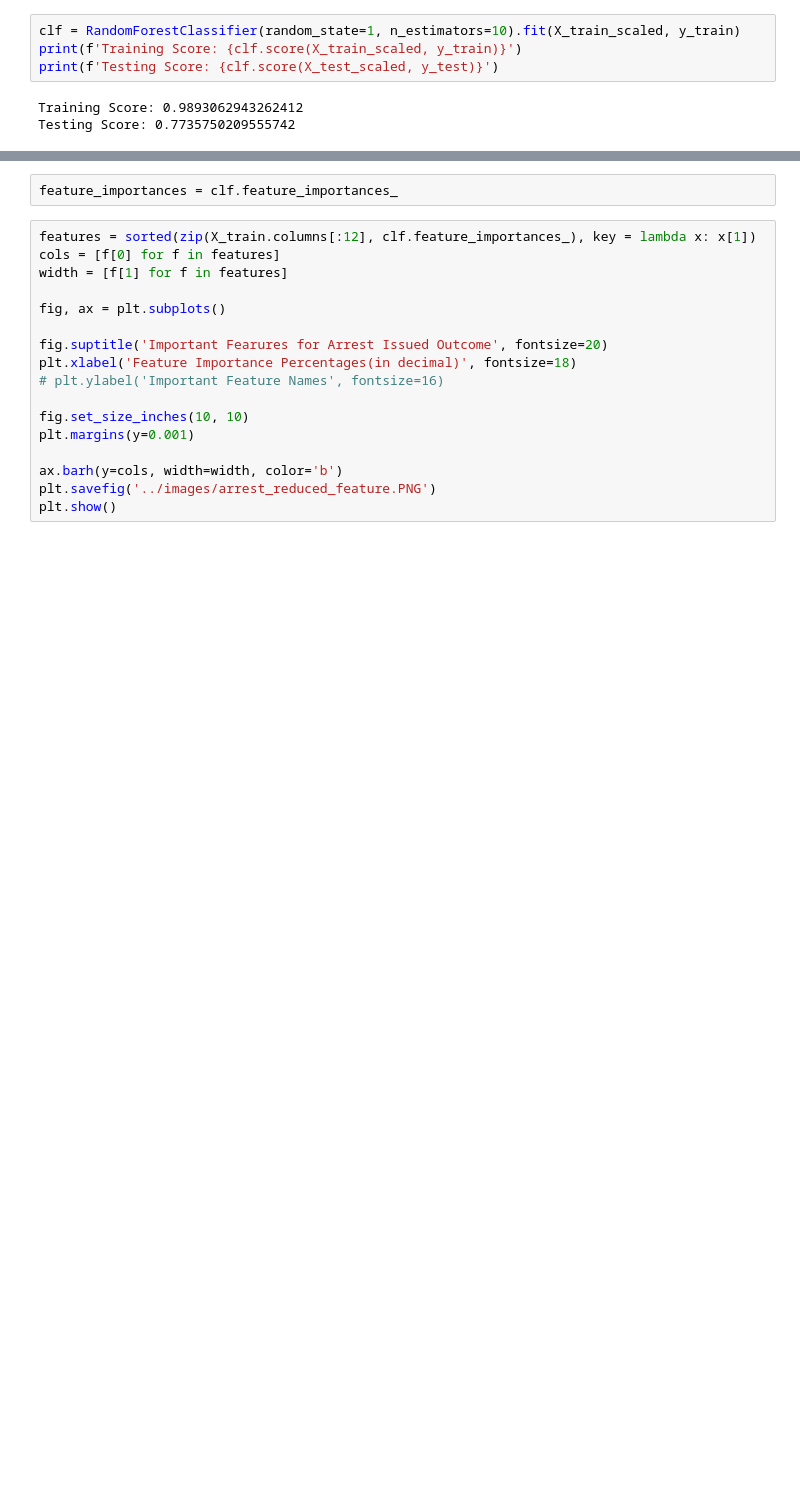
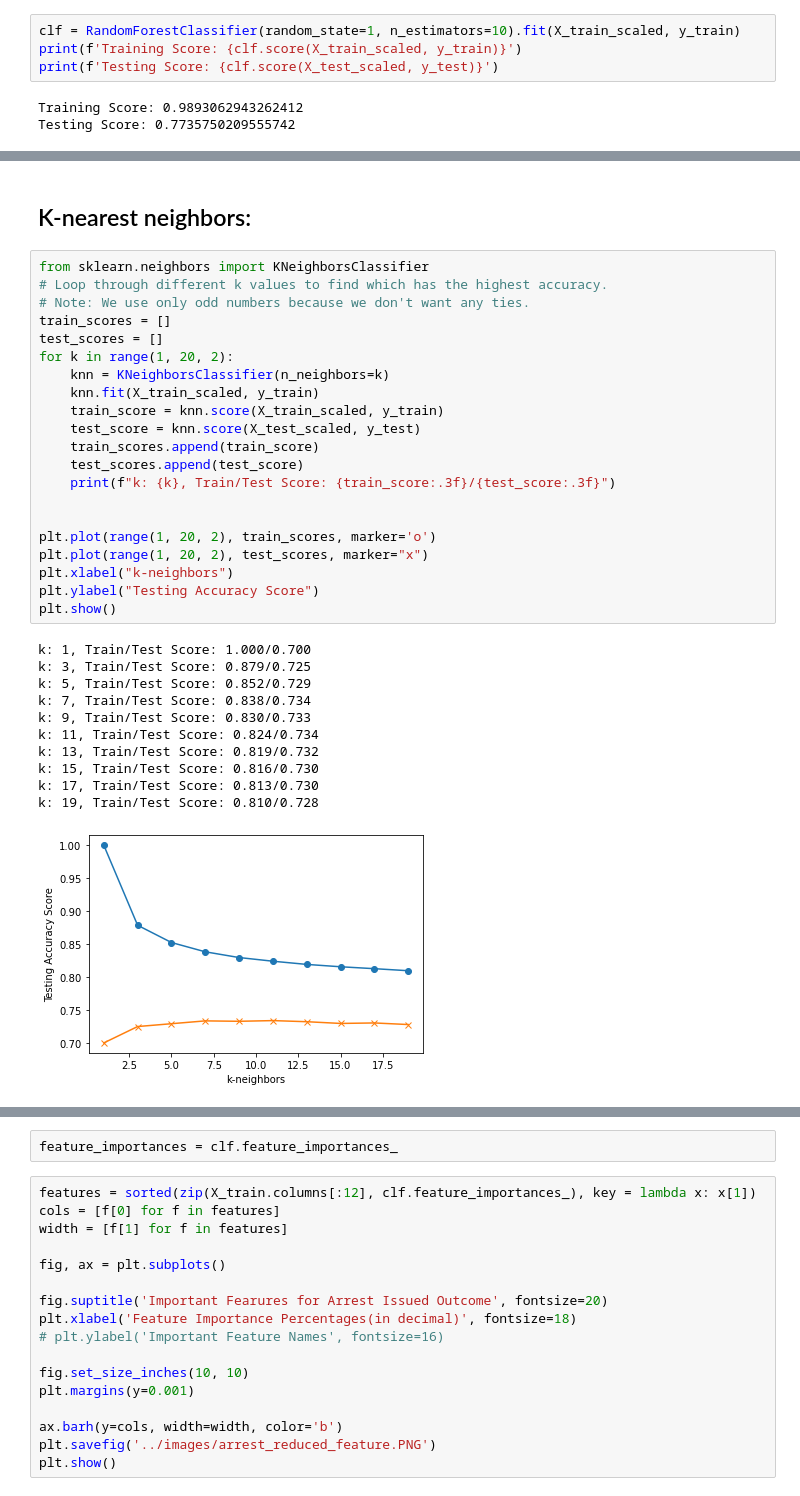
Before and after one commit to uzmabb182/data-detection-using-machine-learning, a Jupyter notebook: static/data_processing/sfq_arrest_reduced_features.ipynb, the cells around one changed output, grey strips where cells are left out. Drawn from its saved outputs; the diff is of its cells as text; blank space fills up the shorter version.

```diff
--- a/static/data_processing/sfq_arrest_reduced_features.ipynb
+++ b/static/data_processing/sfq_arrest_reduced_features.ipynb
@@ -2119,0 +2155,35 @@ Testing Score: 0.7735750209555742
+# %% [markdown]
+## K-nearest neighbors:
+# %%
+from sklearn.neighbors import KNeighborsClassifier
+# Loop through different k values to find which has the highest accuracy.
+# Note: We use only odd numbers because we don't want any ties.
+train_scores = []
+test_scores = []
+for k in range(1, 20, 2):
+    knn = KNeighborsClassifier(n_neighbors=k)
+    knn.fit(X_train_scaled, y_train)
+    train_score = knn.score(X_train_scaled, y_train)
+    test_score = knn.score(X_test_scaled, y_test)
+    train_scores.append(train_score)
+    test_scores.append(test_score)
+    print(f"k: {k}, Train/Test Score: {train_score:.3f}/{test_score:.3f}")
+
+
+plt.plot(range(1, 20, 2), train_scores, marker='o')
+plt.plot(range(1, 20, 2), test_scores, marker="x")
+plt.xlabel("k-neighbors")
+plt.ylabel("Testing Accuracy Score")
+plt.show()
+# %% [output]
+k: 1, Train/Test Score: 1.000/0.700
+k: 3, Train/Test Score: 0.879/0.725
+k: 5, Train/Test Score: 0.852/0.729
+k: 7, Train/Test Score: 0.838/0.734
+k: 9, Train/Test Score: 0.830/0.733
+k: 11, Train/Test Score: 0.824/0.734
+k: 13, Train/Test Score: 0.819/0.732
+k: 15, Train/Test Score: 0.816/0.730
+k: 17, Train/Test Score: 0.813/0.730
+k: 19, Train/Test Score: 0.810/0.728
+[figure, added]
```
Also changed, not shown: parts of 23 cells of this notebook, 1 other file.
